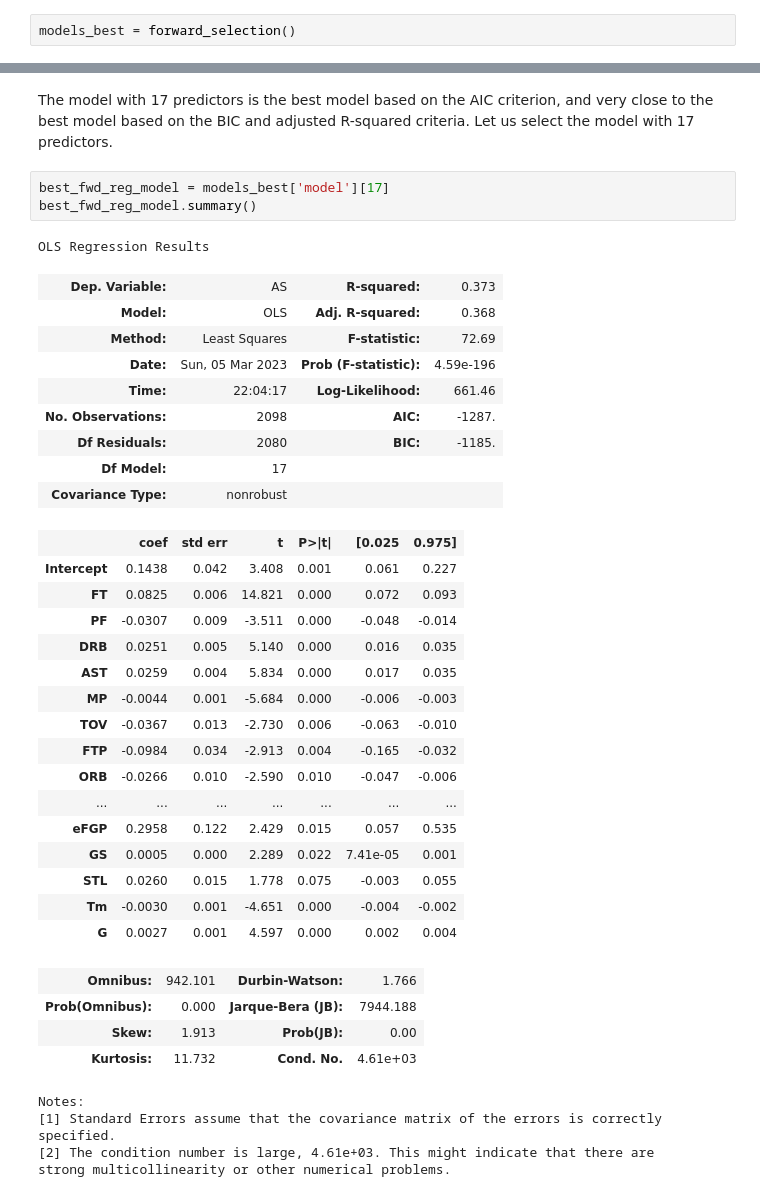
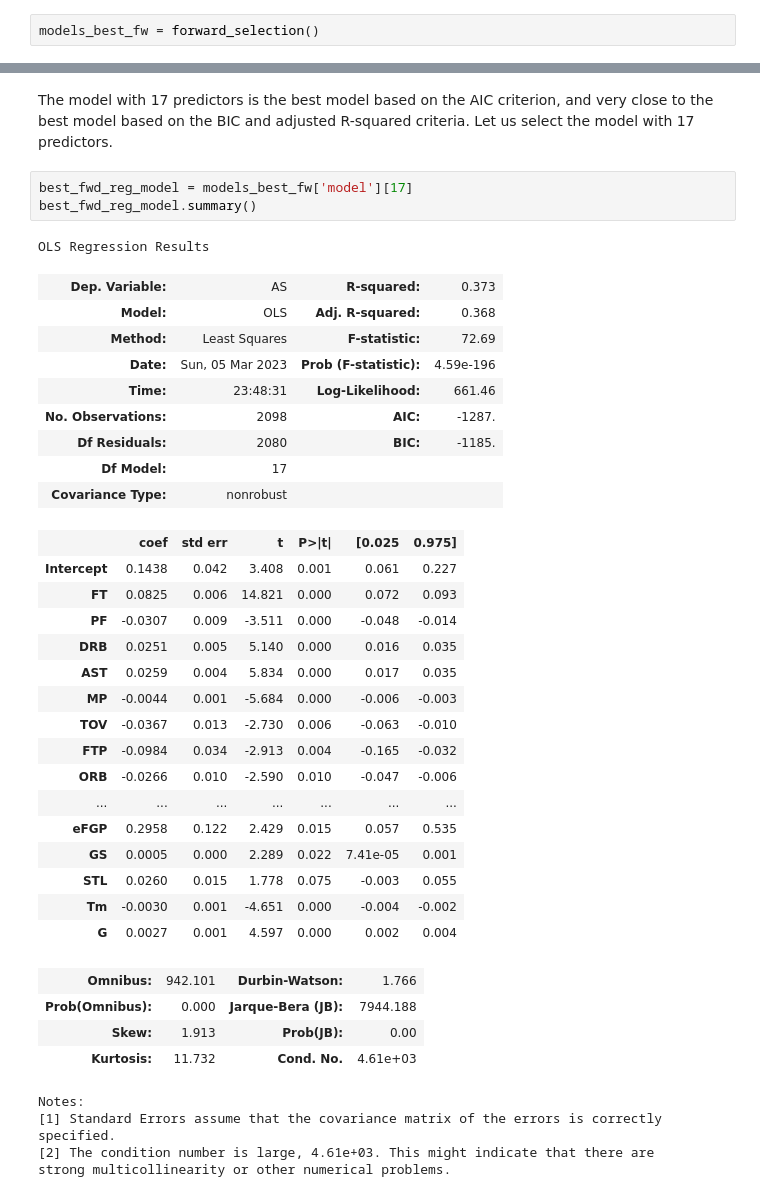
Before and after one commit to STShark00/IstanBulls, a Jupyter notebook: Create_Model.ipynb, the cells around one changed output, grey strips where cells are left out. Cells and saved outputs as stored; diff of their text form.

```diff
--- a/Create_Model.ipynb
+++ b/Create_Model.ipynb
@@ -608,5 +610,5 @@ def forward_selection():
     print("Total elapsed time:", (toc-tic), "seconds.")
     return models_best
 # %%
-models_best = forward_selection()
+models_best_fw = forward_selection()
 # %% [output]
@@ -639,15 +641,15 @@ BIC.ARGMIN + 1, BIC.MIN:  7 -1199.0076014600866
 # %% [markdown]
 The model with 17 predictors is the best model based on the AIC criterion, and very close to the best model based on the BIC and adjusted R-squared criteria. Let us select the model with 17 predictors.
 # %%
-best_fwd_reg_model = models_best['model'][17]
+best_fwd_reg_model = models_best_fw['model'][17]
 best_fwd_reg_model.summary()
 # %% [output]
 OLS Regression Results
 | Dep. Variable: | AS | R-squared: | 0.373 |
 | Model: | OLS | Adj. R-squared: | 0.368 |
 | Method: | Least Squares | F-statistic: | 72.69 |
 | Date: | Sun, 05 Mar 2023 | Prob (F-statistic): | 4.59e-196 |
-| Time: | 22:04:17 | Log-Likelihood: | 661.46 |
+| Time: | 23:48:31 | Log-Likelihood: | 661.46 |
 | No. Observations: | 2098 | AIC: | -1287. |
 | Df Residuals: | 2080 | BIC: | -1185. |
 | Df Model: | 17 |  |  |
```
Also changed, not shown: parts of 21 cells of this notebook.
